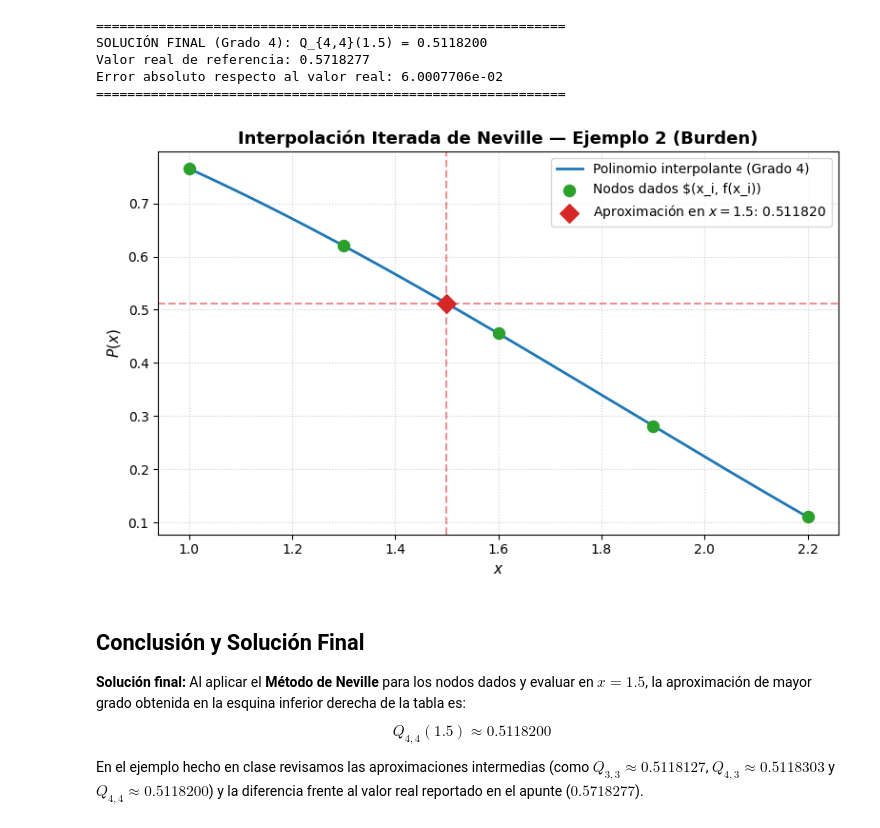
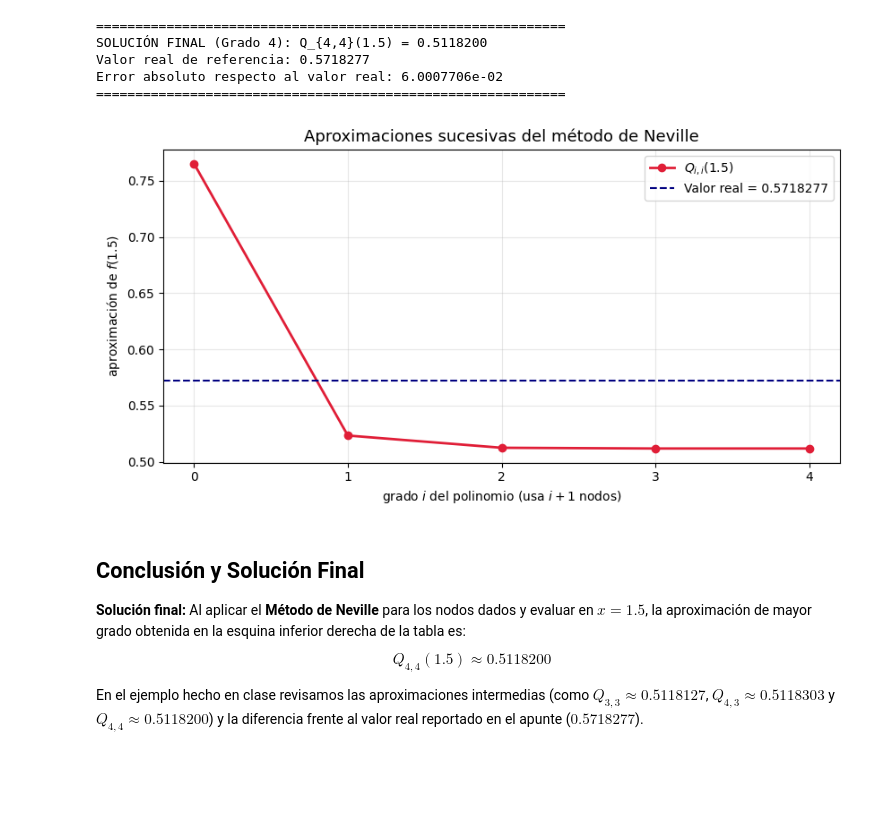
Before and after one commit to laurenesgarcianatalia-rgb/metodos-, a Jupyter notebook: MétododeNeville.ipynb, the cells around one changed output. Cells and saved outputs as stored; diff of their text form; code cells hidden in the pictures; blank space fills up the shorter version.

```diff
--- a/MétododeNeville.ipynb
+++ b/MétododeNeville.ipynb
@@ -123,38 +123,33 @@ SOLUCIÓN FINAL (Grado 4): Q_{4,4}(1.5) = 0.5118200
 Valor real de referencia: 0.5718277
 Error absoluto respecto al valor real: 6.0007706e-02
 ============================================================
-# %%
-# 5. GRÁFICA CON MATPLOTLIB
-# Evaluamos el polinomio de grado máximo (n-1)
-x_curva = np.linspace(x_nodos.min(), x_nodos.max(), 200)
-y_curva = [metodo_neville(x_nodos, y_nodos, xp)[-1, -1] for xp in x_curva]
-
-plt.figure(figsize=(8, 5))
-
-# Curva interpolante de grado 4
-plt.plot(x_curva, y_curva, color="#1f77b4", linewidth=2, label="Polinomio interpolante (Grado 4)")
-
-# Nodos dados en el problema
-plt.scatter(x_nodos, y_nodos, color="#2ca02c", s=75, zorder=5, label="Nodos dados $(x_i, f(x_i))")
-
-# Punto evaluado x = 1.5 y su aproximación Q_{4,4}(1.5)
-plt.scatter([x_eval], [aprox_final], color="#d62728", s=100, marker="D", zorder=6,
-            label=f"Aproximación en $x={x_eval}$: ${aprox_final:.6f}$")
-
-# Líneas guía punteadas hacia el punto evaluado
-plt.axvline(x_eval, color="#d62728", linestyle="--", alpha=0.5)
-plt.axhline(aprox_final, color="#d62728", linestyle="--", alpha=0.5)
-
-
-plt.title("Interpolación Iterada de Neville — Ejemplo 2 (Burden)", fontsize=13, fontweight="bold")
-plt.xlabel("$x$", fontsize=11)
-plt.ylabel("$P(x)$", fontsize=11)
-plt.legend()
-plt.grid(True, linestyle=":", alpha=0.6)
-plt.tight_layout()
-plt.show()
-# %% [output]
-[figure, removed]
+# %%
+# 5. Gráfica
+# Extraemos los valores de la diagonal principal Q_{i,i}(x) para cada grado i
+grados = np.arange(len(x_nodos))
+aprox_diagonales = np.diag(tabla_Q)
+
+plt.figure(figsize=(8.5, 4.5))
+
+# Graficamos las aproximaciones sucesivas Q_{i,i}(x)
+plt.plot(grados, aprox_diagonales, marker="o", color="#e01e37", linewidth=2,
+         markersize=6, label=f"$Q_{{i,i}}({x_eval})$")
+
+# Línea horizontal con el valor de referencia
+plt.axhline(valor_real, color="#000080", linestyle="--", linewidth=1.5,
+            label=f"Valor real = {valor_real}")
+
+plt.title("Aproximaciones sucesivas del método de Neville", fontsize=13)
+plt.xlabel("grado $i$ del polinomio (usa $i + 1$ nodos)", fontsize=10)
+plt.ylabel(f"aproximación de $f({x_eval})$", fontsize=10)
+plt.xticks(grados)
+plt.legend(loc="upper right")
+plt.grid(True, linestyle="-", alpha=0.3)
+
+plt.tight_layout()
+plt.show()
+# %% [output]
+[figure, added]
 # %% [markdown]
 ## Conclusión y Solución Final
 
```
